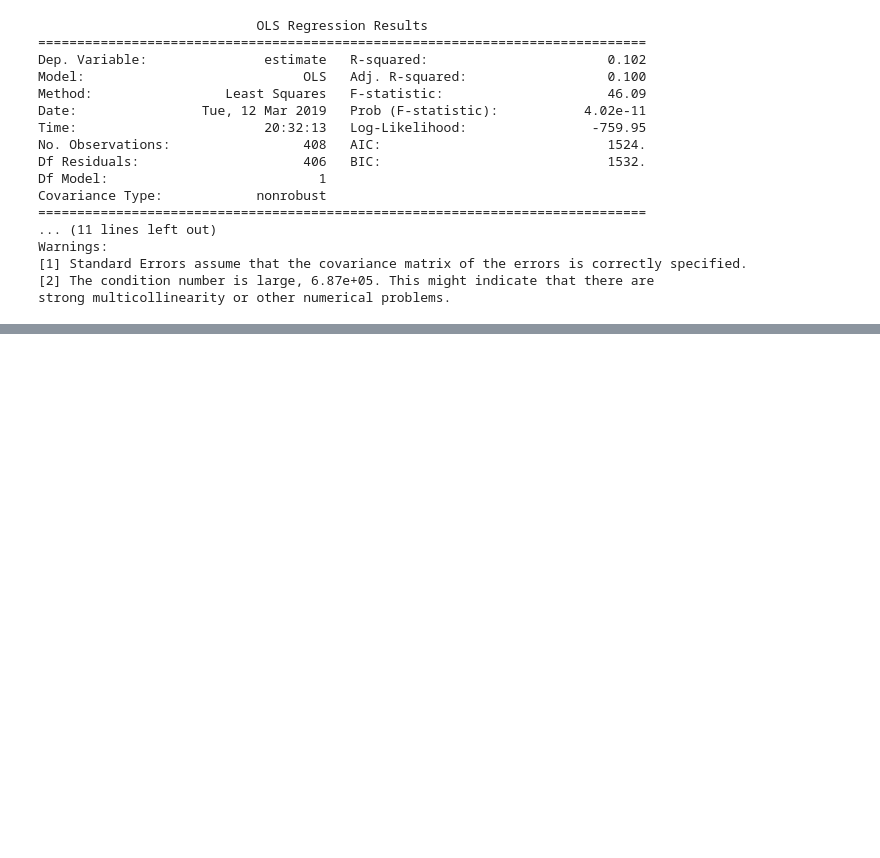
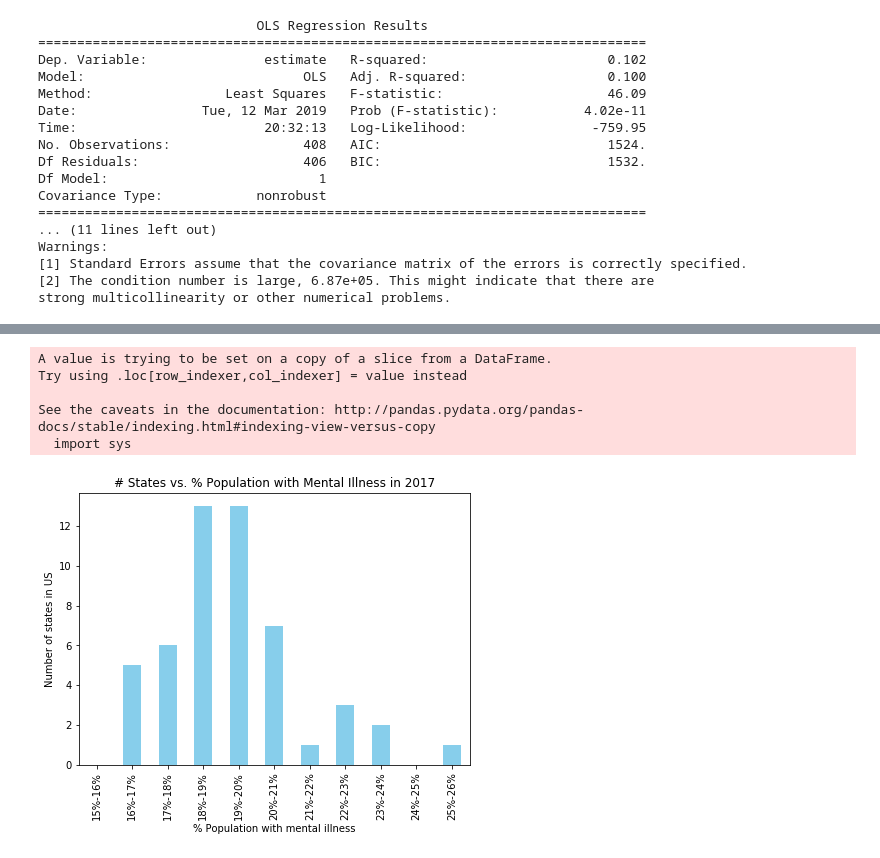
Before and after one commit to brian-e-haley/Mental_health_US, a Jupyter notebook: Bin/MentalHealth_Suicide_Income_Mukta.ipynb, the cells around one changed output, grey strips where cells are left out. Drawn from its saved outputs; the diff is of its cells as text; code cells hidden in the pictures; blank space fills up the shorter version.

```diff
--- a/Bin/MentalHealth_Suicide_Income_Mukta.ipynb
+++ b/Bin/MentalHealth_Suicide_Income_Mukta.ipynb
@@ -325,0 +340,28 @@ strong multicollinearity or other numerical problems.
+# %%
+# mental illness distribution-2017
+df_illness_2017=df_illness.loc[df_illness['year']==2017,:]
+
+bins=[15,16,17,18,19,20,21,22,23,24,25,26]
+groups=['15%-16%','16%-17%','17%-18%','18%-19%','19%-20%','20%-21%','21%-22%','22%-23%','23%-24%','24%-25%','25%-26%']
+
+df_illness_2017['bins']=pd.cut(df_illness_2017['estimate'],bins,labels=groups)
+
+df_illness_2017_bins=df_illness_2017.groupby(['bins'])
+
+df_illness_2017_bins['state'].count().plot(kind='bar',
+                                           figsize=(7,5),
+                                           color='skyblue',
+                                           title='# States vs. % Population with Mental Illness in 2017',
+                                           )
+
+plt.xlabel('% Population with mental illness')
+plt.ylabel('Number of states in US')
+
+plt.savefig("../Images/# States vs. % Population with Mental Illness in 2017.png")
+# %% [output]
+A value is trying to be set on a copy of a slice from a DataFrame.
+Try using .loc[row_indexer,col_indexer] = value instead
+
+See the caveats in the documentation: http://pandas.pydata.org/pandas-docs/stable/indexing.html#indexing-view-versus-copy
+  import sys
+[figure, added]
```
Also changed, not shown: parts of 1 cell of this notebook, 3 other files.
